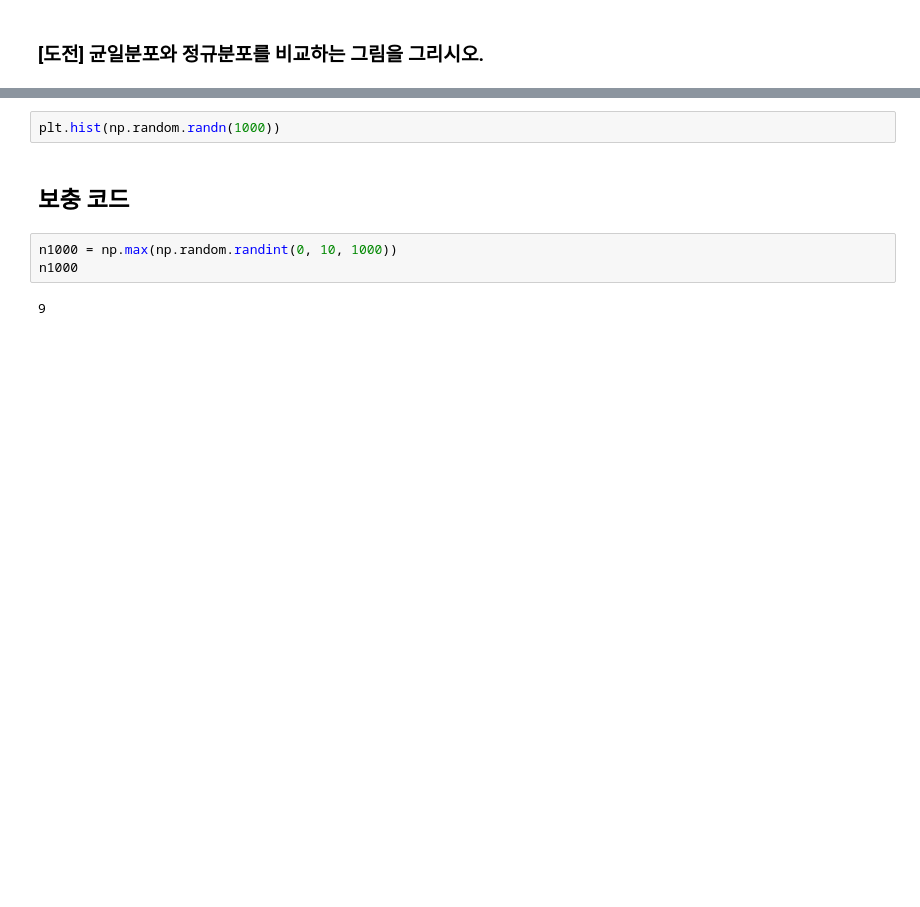
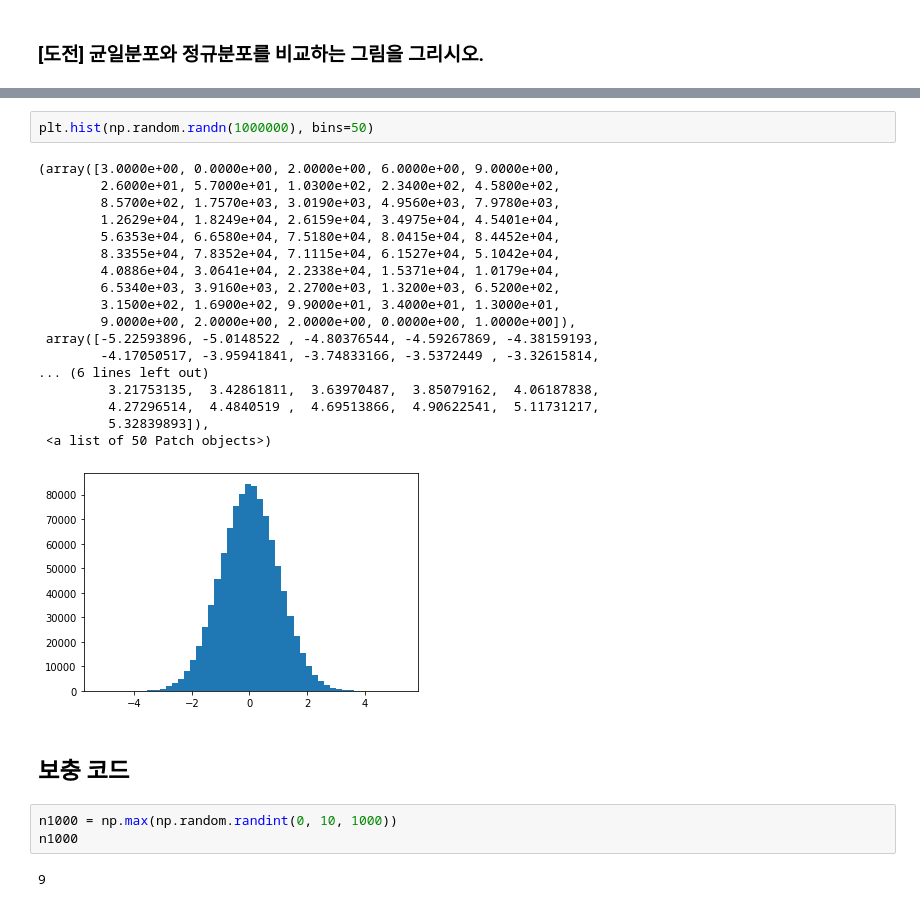
Before and after one commit to 20193253/pdm10, a Jupyter notebook: numpy/numpy_3_random.ipynb, the cells around one changed output, grey strips where cells are left out. Saved outputs shown, nothing was run; the diff lists cells and outputs as text; blank space fills up the shorter version.

```diff
--- a/numpy/numpy_3_random.ipynb
+++ b/numpy/numpy_3_random.ipynb
@@ -196,5 +208,24 @@ plt.hist(np.random.rand(1000))
 # %%
-plt.hist(np.random.randn(1000))
+plt.hist(np.random.randn(1000000), bins=50)
+# %% [output]
+(array([3.0000e+00, 0.0000e+00, 2.0000e+00, 6.0000e+00, 9.0000e+00,
+        2.6000e+01, 5.7000e+01, 1.0300e+02, 2.3400e+02, 4.5800e+02,
+        8.5700e+02, 1.7570e+03, 3.0190e+03, 4.9560e+03, 7.9780e+03,
+        1.2629e+04, 1.8249e+04, 2.6159e+04, 3.4975e+04, 4.5401e+04,
+        5.6353e+04, 6.6580e+04, 7.5180e+04, 8.0415e+04, 8.4452e+04,
+        8.3355e+04, 7.8352e+04, 7.1115e+04, 6.1527e+04, 5.1042e+04,
+        4.0886e+04, 3.0641e+04, 2.2338e+04, 1.5371e+04, 1.0179e+04,
+        6.5340e+03, 3.9160e+03, 2.2700e+03, 1.3200e+03, 6.5200e+02,
+        3.1500e+02, 1.6900e+02, 9.9000e+01, 3.4000e+01, 1.3000e+01,
+        9.0000e+00, 2.0000e+00, 2.0000e+00, 0.0000e+00, 1.0000e+00]),
+ array([-5.22593896, -5.0148522 , -4.80376544, -4.59267869, -4.38159193,
+        -4.17050517, -3.95941841, -3.74833166, -3.5372449 , -3.32615814,
+... (6 lines left out)
+         3.21753135,  3.42861811,  3.63970487,  3.85079162,  4.06187838,
+         4.27296514,  4.4840519 ,  4.69513866,  4.90622541,  5.11731217,
+         5.32839893]),
+ <a list of 50 Patch objects>)
+[figure, added]
 # %% [markdown]
 ## 보충 코드
 # %%
```
Also changed, not shown: parts of 3 cells of this notebook.
